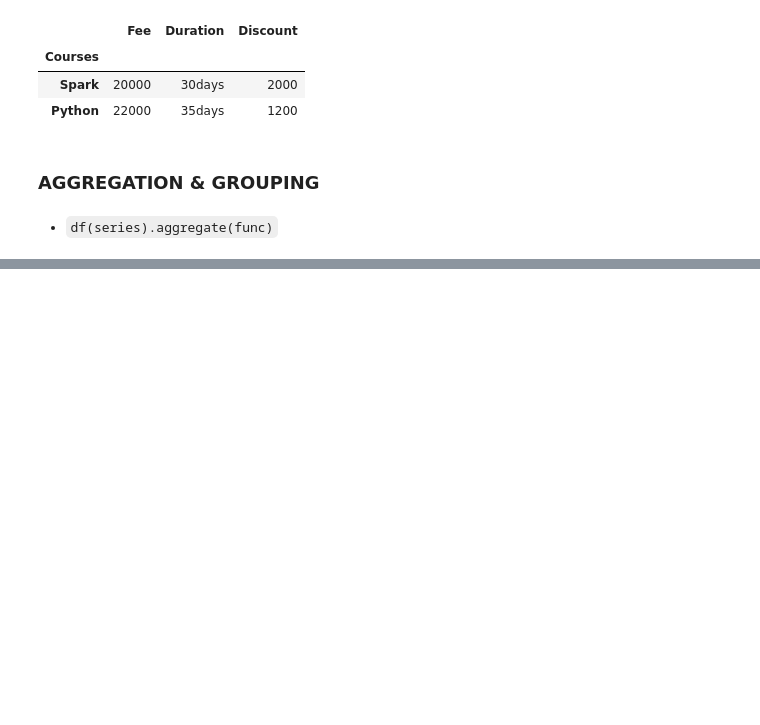
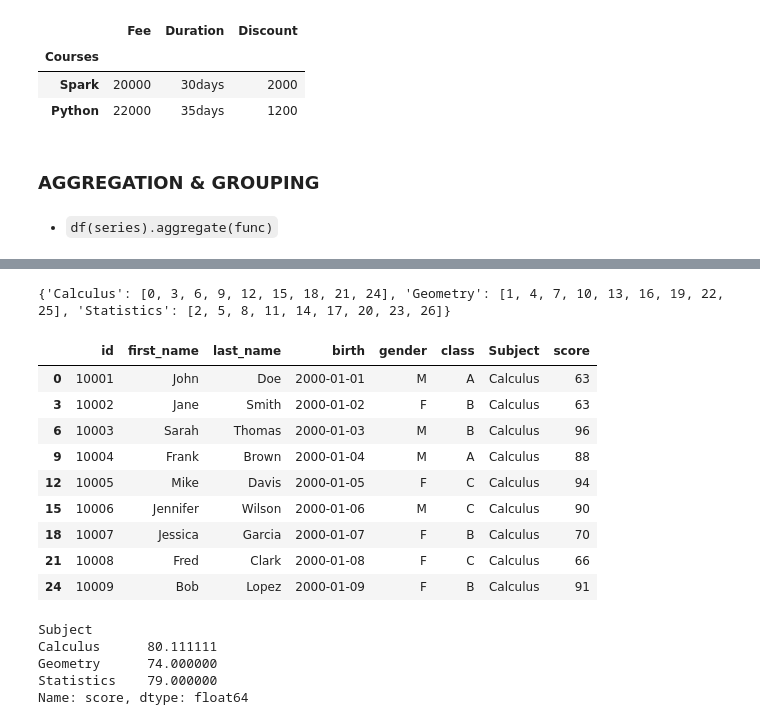
Before and after one commit to naiilaahh/PandasModule, a Jupyter notebook: pandasadvanced.ipynb, the cells around one changed output, grey strips where cells are left out. Drawn from its saved outputs; the diff is of its cells as text; code cells hidden in the pictures; blank space fills up the shorter version.

```diff
--- a/pandasadvanced.ipynb
+++ b/pandasadvanced.ipynb
@@ -360,0 +463,2 @@ df3
+# %%
+df = pd.read_csv('data/student_scores.csv', parse_dates=['birth'])
@@ -360,0 +554,30 @@ df3
+# %%
+subject_group = df.groupby('Subject')
+# %%
+subject_group.groups
+# %% [output]
+{'Calculus': [0, 3, 6, 9, 12, 15, 18, 21, 24], 'Geometry': [1, 4, 7, 10, 13, 16, 19, 22, 25], 'Statistics': [2, 5, 8, 11, 14, 17, 20, 23, 26]}
+# %%
+# .get_group() to grab a specifc group
+
+subject_group.get_group('Calculus')
+# %% [output]
+|  | id | first_name | last_name | birth | gender | class | Subject | score |
+| 0 | 10001 | John | Doe | 2000-01-01 | M | A | Calculus | 63 |
+| 3 | 10002 | Jane | Smith | 2000-01-02 | F | B | Calculus | 63 |
+| 6 | 10003 | Sarah | Thomas | 2000-01-03 | M | B | Calculus | 96 |
+| 9 | 10004 | Frank | Brown | 2000-01-04 | M | A | Calculus | 88 |
+| 12 | 10005 | Mike | Davis | 2000-01-05 | F | C | Calculus | 94 |
+| 15 | 10006 | Jennifer | Wilson | 2000-01-06 | M | C | Calculus | 90 |
+| 18 | 10007 | Jessica | Garcia | 2000-01-07 | F | B | Calculus | 70 |
+| 21 | 10008 | Fred | Clark | 2000-01-08 | F | C | Calculus | 66 |
+| 24 | 10009 | Bob | Lopez | 2000-01-09 | F | B | Calculus | 91 |
+# %%
+agg_group_mean = df.groupby('Subject')['score'].mean()
+agg_group_mean
+# %% [output]
+Subject
+Calculus      80.111111
+Geometry      74.000000
+Statistics    79.000000
+Name: score, dtype: float64
```
Also changed, not shown: parts of 74 cells of this notebook, 3 other files.
